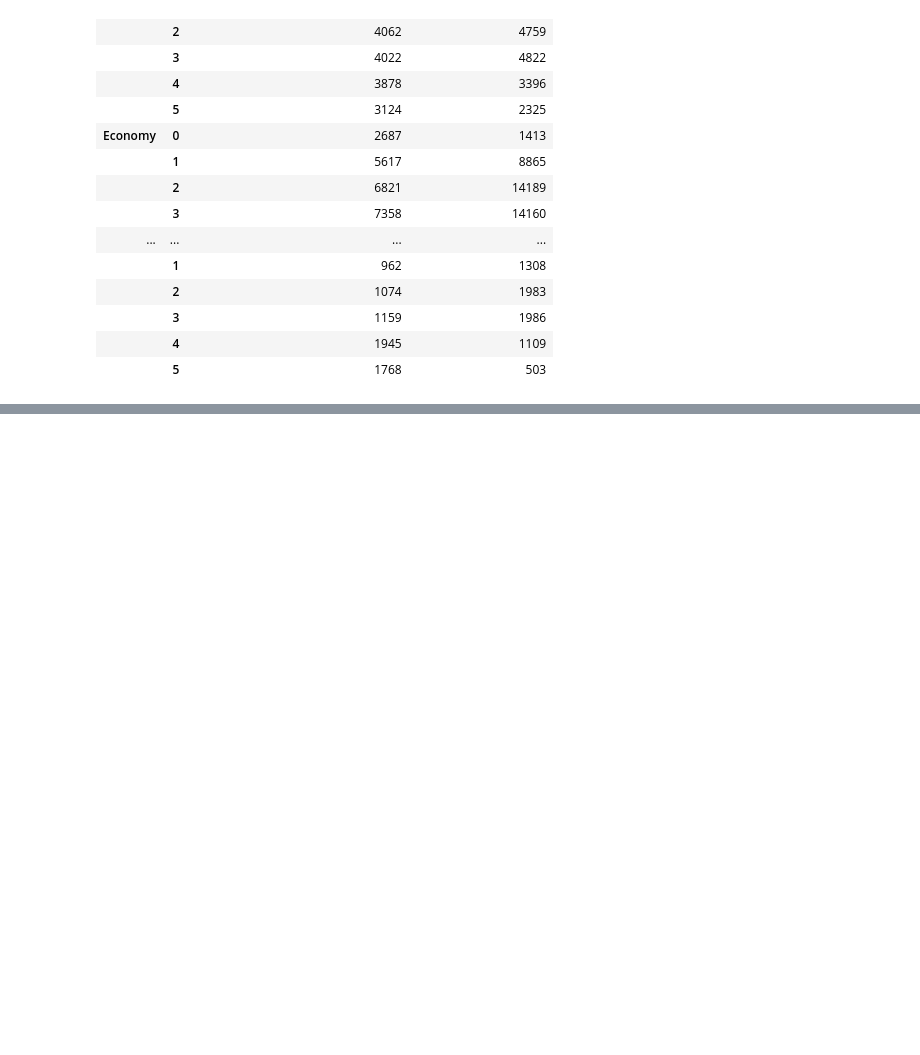
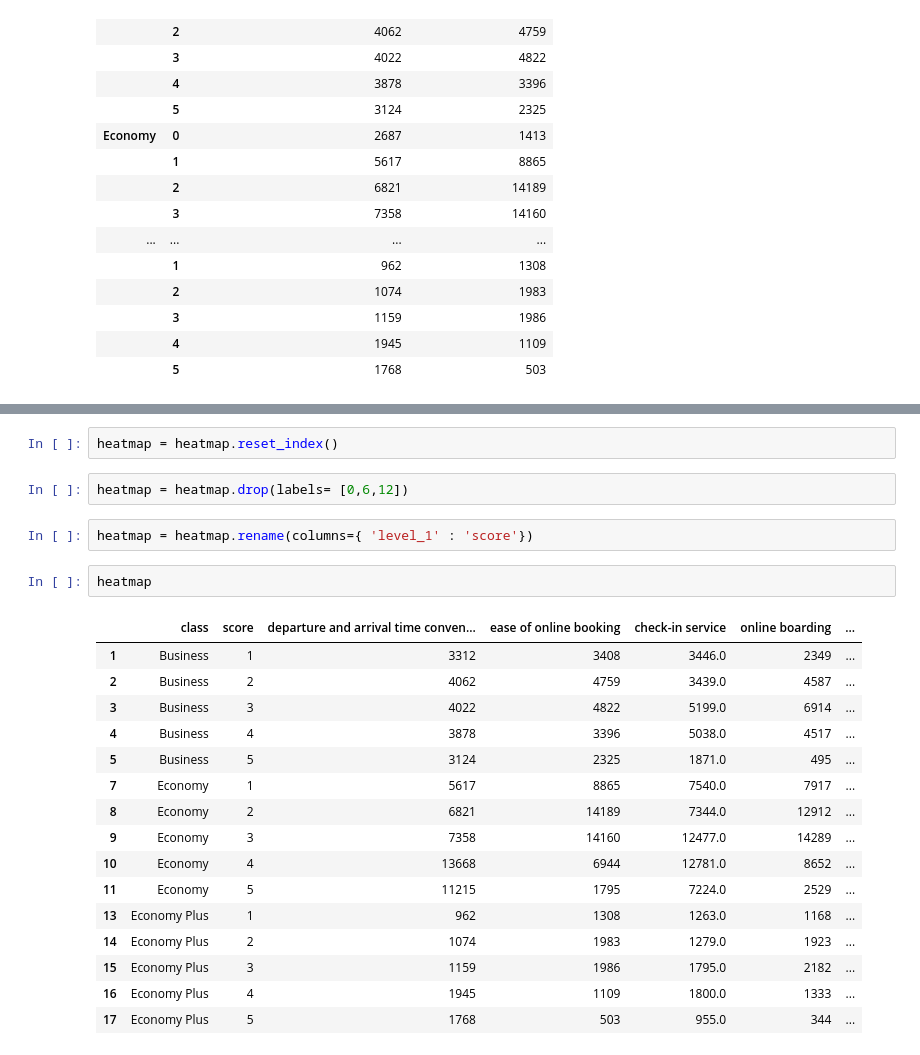
Before and after one commit to Coded123/Maven-Analytics-Airlines-Challenge, a Jupyter notebook: Maven_airline_data_analysis.ipynb, the cells around one changed output, grey strips where cells are left out. Cells and saved outputs as stored; diff of their text form; blank space fills up the shorter version.

```diff
--- a/Maven_airline_data_analysis.ipynb
+++ b/Maven_airline_data_analysis.ipynb
@@ -251,0 +231,25 @@ sat_class.agg({i:'value_counts' for i in df.columns[9:22]}).loc['Neutral or Diss
+# %%
+heatmap = heatmap.reset_index()
+# %%
+heatmap = heatmap.drop(labels= [0,6,12])
+# %%
+heatmap = heatmap.rename(columns={ 'level_1' : 'score'})
+# %%
+heatmap
+# %% [output]
+|  | class | score | departure and arrival time conven... | ease of online booking | check-in service | online boarding | ... |
+| 1 | Business | 1 | 3312 | 3408 | 3446.0 | 2349 | ... |
+| 2 | Business | 2 | 4062 | 4759 | 3439.0 | 4587 | ... |
+| 3 | Business | 3 | 4022 | 4822 | 5199.0 | 6914 | ... |
+| 4 | Business | 4 | 3878 | 3396 | 5038.0 | 4517 | ... |
+| 5 | Business | 5 | 3124 | 2325 | 1871.0 | 495 | ... |
+| 7 | Economy | 1 | 5617 | 8865 | 7540.0 | 7917 | ... |
+| 8 | Economy | 2 | 6821 | 14189 | 7344.0 | 12912 | ... |
+| 9 | Economy | 3 | 7358 | 14160 | 12477.0 | 14289 | ... |
+| 10 | Economy | 4 | 13668 | 6944 | 12781.0 | 8652 | ... |
+| 11 | Economy | 5 | 11215 | 1795 | 7224.0 | 2529 | ... |
+| 13 | Economy Plus | 1 | 962 | 1308 | 1263.0 | 1168 | ... |
+| 14 | Economy Plus | 2 | 1074 | 1983 | 1279.0 | 1923 | ... |
+| 15 | Economy Plus | 3 | 1159 | 1986 | 1795.0 | 2182 | ... |
+| 16 | Economy Plus | 4 | 1945 | 1109 | 1800.0 | 1333 | ... |
+| 17 | Economy Plus | 5 | 1768 | 503 | 955.0 | 344 | ... |
```
Also changed, not shown: parts of 6 cells of this notebook.
